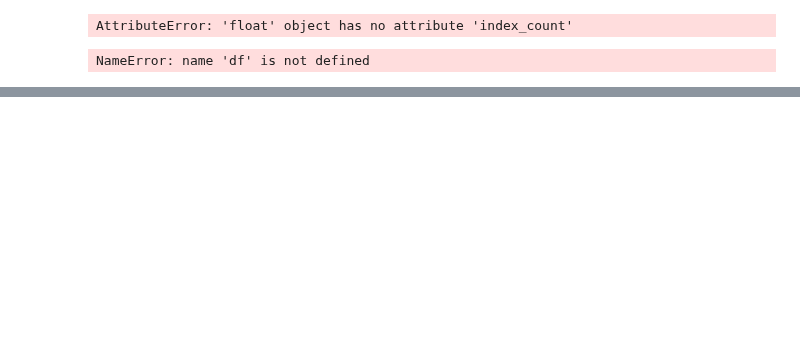
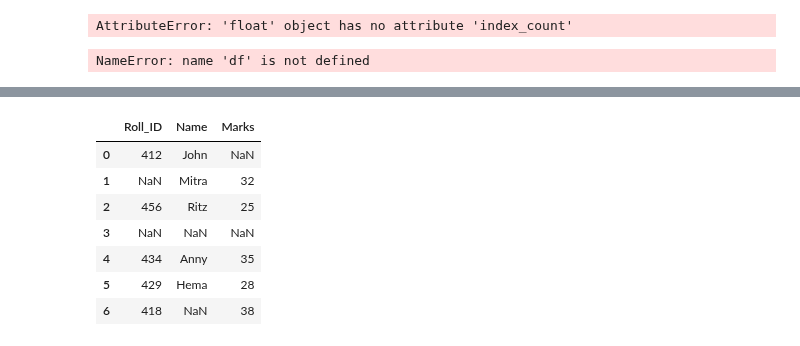
Before and after one commit to jeeet0700/Revision, a Jupyter notebook: Pandas Revision.ipynb, the cells around one changed output, grey strips where cells are left out. Drawn from its saved outputs; the diff is of its cells as text; code cells hidden in the pictures; blank space fills up the shorter version.

```diff
--- a/Pandas Revision.ipynb
+++ b/Pandas Revision.ipynb
@@ -1152,0 +1171,11 @@ df
+# %%
+import numpy as np
+import pandas as pd
+
+data = {
+    'Roll_ID': ['412', np.nan, '456', np.nan, '434', '429', '418'],
+    'Name': ['John', 'Mitra', 'Ritz', np.nan, 'Anny', 'Hema', np.nan],
+    'Marks': [np.nan, '32', '25', np.nan, '35', '28', '38']
+}
+
+df = pd.DataFrame(data)
@@ -1152,0 +1193,11 @@ df
+# %%
+df.dropna(thresh=0)
+# %% [output]
+|  | Roll_ID | Name | Marks |
+| 0 | 412 | John | NaN |
+| 1 | NaN | Mitra | 32 |
+| 2 | 456 | Ritz | 25 |
+| 3 | NaN | NaN | NaN |
+| 4 | 434 | Anny | 35 |
+| 5 | 429 | Hema | 28 |
+| 6 | 418 | NaN | 38 |
```
Also changed, not shown: parts of 15 cells of this notebook.
